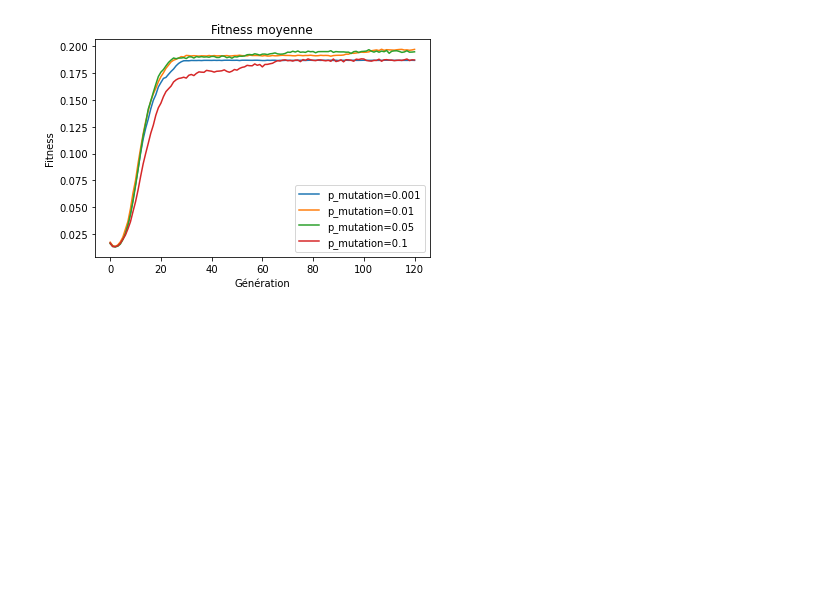
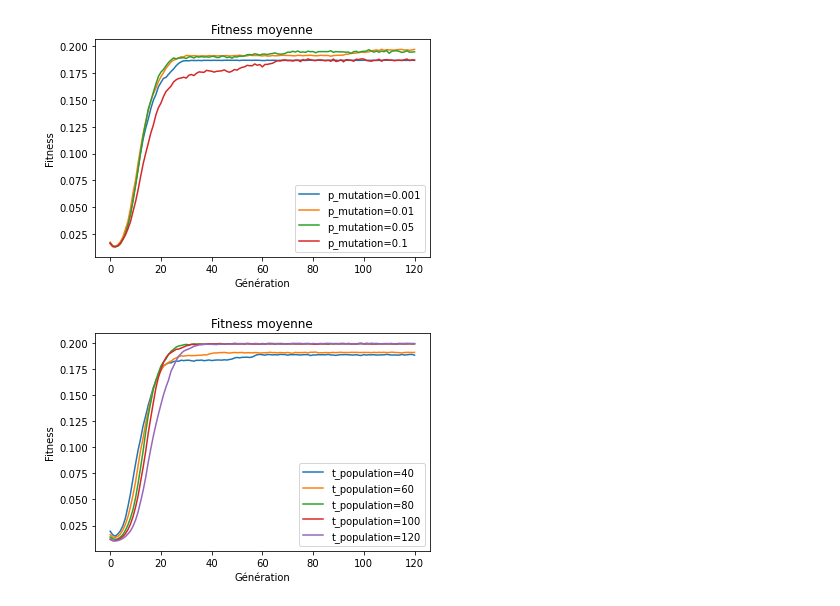
Before and after one commit to HubESI/Optim, a Jupyter notebook: ga_parameters_tuning.ipynb, the cells around one changed output. Saved outputs shown, nothing was run; the diff lists cells and outputs as text; code cells hidden in the pictures; blank space fills up the shorter version.

Commit message:
feat population size tuning

```diff
--- a/ga_parameters_tuning.ipynb
+++ b/ga_parameters_tuning.ipynb
@@ -11,6 +11,7 @@ population_size = 50
 max_generations = 120
 # %%
 # best parameters
+population_size = 80
 rand_proportion = 0.85
 crossover_rate = 0.9
 mutation_rate = 0.01
@@ -149,3 +150,32 @@ with open("ga_concepts/parameters/mutation_rates.npy", "rb") as f:
     fig.savefig("ga_concepts/parameters/mutation_rates_light.pdf", bbox_inches="tight")
 # %% [output]
 [figure]
+# %%
+fig, ax = plt.subplots()
+x = np.arange(0, max_generations + 1)
+population_sizes = range(40, 121, 20)
+f = open("ga_concepts/parameters/population_sizes_tmp.npy", "wb")
+for population_size in population_sizes:
+    total_avgs_fitness = np.zeros(max_generations + 1)
+    for _ in range(nb_runs):
+        col = GA(
+            g,
+            population_size=population_size,
+            rand_proportion=rand_proportion,
+            crossover_rate=crossover_rate,
+            mutation_rate=mutation_rate,
+            max_generations=max_generations
+        )
+        gens_info, t = col.solve()
+        total_avgs_fitness += np.array(gens_info[3])
+    total_avgs_fitness /= nb_runs
+    np.save(f, total_avgs_fitness)
+    ax.plot(x, total_avgs_fitness, label=f"t_population={population_size}")
+f.close()
+ax.set_title("Fitness moyenne")
+ax.set_xlabel("Génération")
+ax.set_ylabel("Fitness")
+ax.legend()
+fig.savefig("ga_concepts/parameters/population_sizes_tmp.pdf", bbox_inches="tight")
+# %% [output]
+[figure, added]
```
Also changed, not shown: 2 other files.
